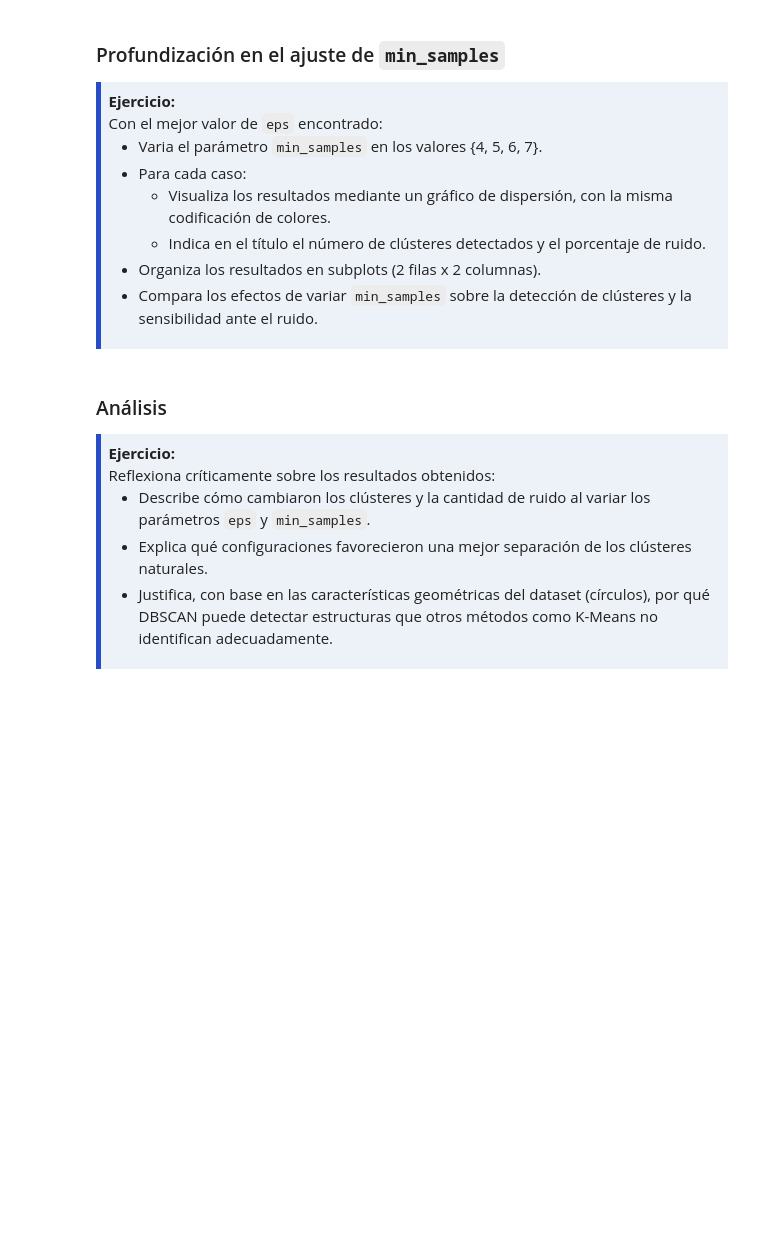
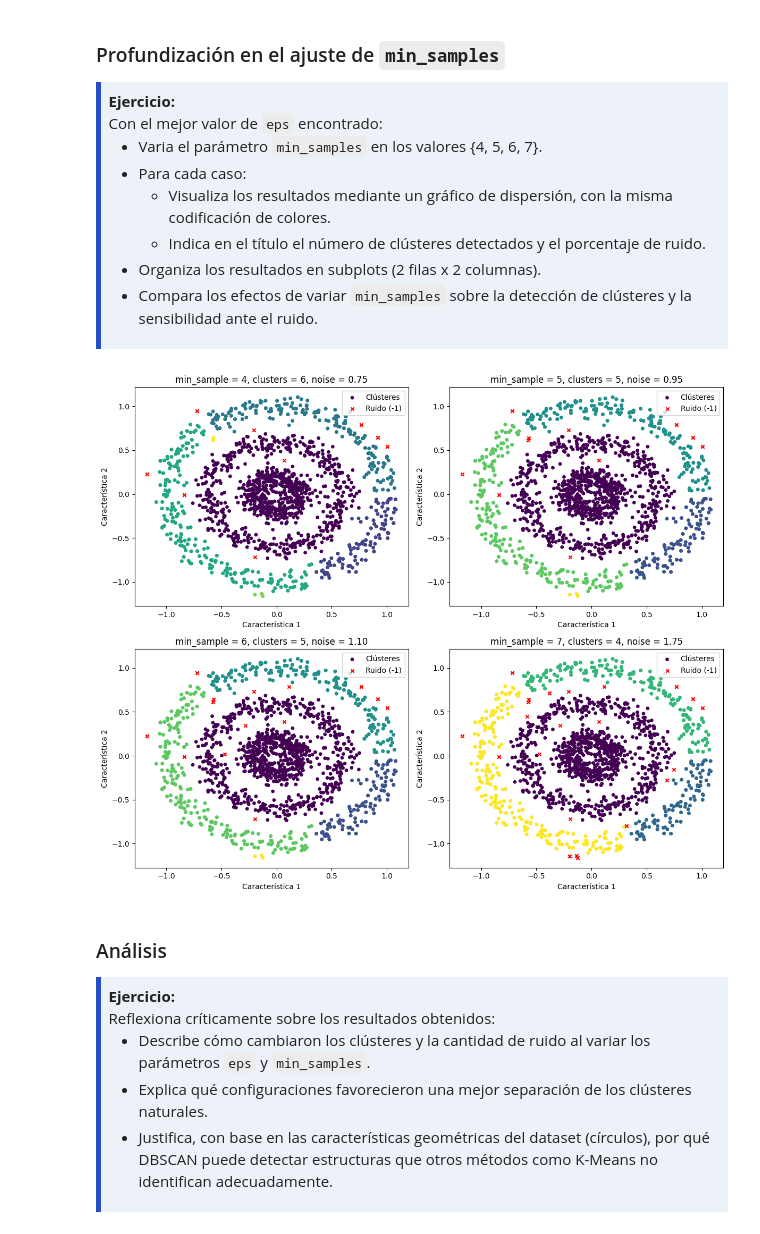
Before and after one commit to juanfercaicedo/AprendizajeAutomaticoInicial, a Jupyter notebook: Talleres/Taller01.ipynb, the cells around one changed output. Cells and saved outputs as stored; diff of their text form; code cells hidden in the pictures; blank space fills up the shorter version.

```diff
--- a/Talleres/Taller01.ipynb
+++ b/Talleres/Taller01.ipynb
@@ -250,6 +299,39 @@ Con el mejor valor de <code>eps</code> encontrado:
   <li>Compara los efectos de variar <code>min_samples</code> sobre la detección de clústeres y la sensibilidad ante el ruido.</li>
 </ul>
 </div>
+# %%
+best_eps = 0.09
+min_sample_values = [4, 5, 6, 7]
+
+fig, axes = plt.subplots(2, 2, figsize=(12, 10))
+axes = axes.flatten()
+
+for i, values in enumerate(min_sample_values):
+    modelo = DBSCAN(eps=best_eps, min_samples=values)
+    modelo.fit(X_circles)
+    labels = modelo.labels_
+    n_clusters = len(set(labels)) - (1 if -1 in labels else 0)
+    n_noise = list(labels).count(-1)
+    pct_noise = (n_noise/len(labels)) * 100
+    ax = axes[i]
+    ax.set_title(f'min_sample = {values}, clusters = {n_clusters}, noise = {pct_noise:.2f}')
+
+    ax = axes[i]
+    mask_noise = (labels == -1)
+
+    # Graficamos los clústeres válidos
+    ax.scatter(X_circles[~mask_noise, 0], X_circles[~mask_noise, 1], c=labels[~mask_noise], cmap='viridis', s=15, label='Clústeres')
+    # Graficamos el ruido en rojo con 'x'
+    ax.scatter(X_circles[mask_noise, 0], X_circles[mask_noise, 1], c='red', marker='x', s=20, label='Ruido (-1)')
+
+    ax.set_xlabel('Característica 1')
+    ax.set_ylabel('Característica 2')
+    ax.legend(loc='upper right')
+
+plt.tight_layout()
+plt.show()
+# %% [output]
+[figure, added]
 # %% [markdown]
 ### <font color='264CC7'> Análisis </font>
 
```
Also changed, not shown: parts of 12 cells of this notebook.
